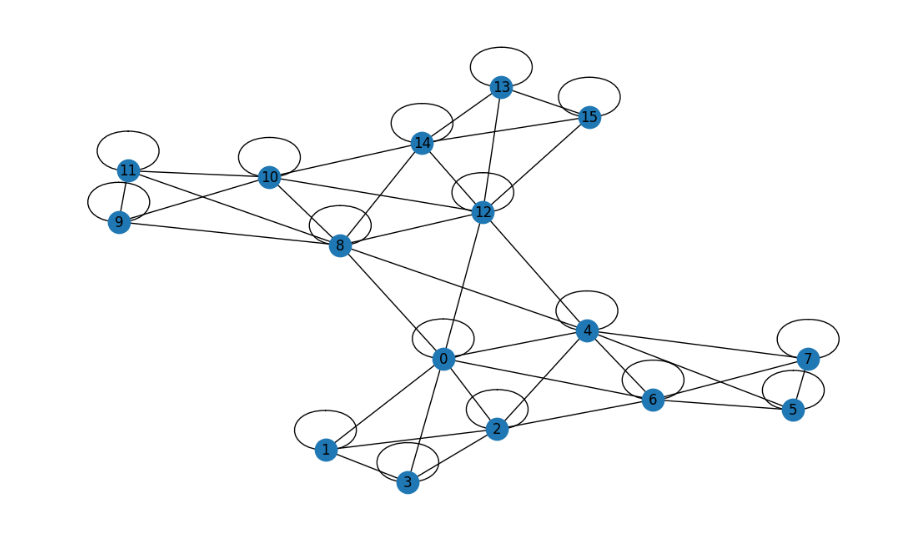
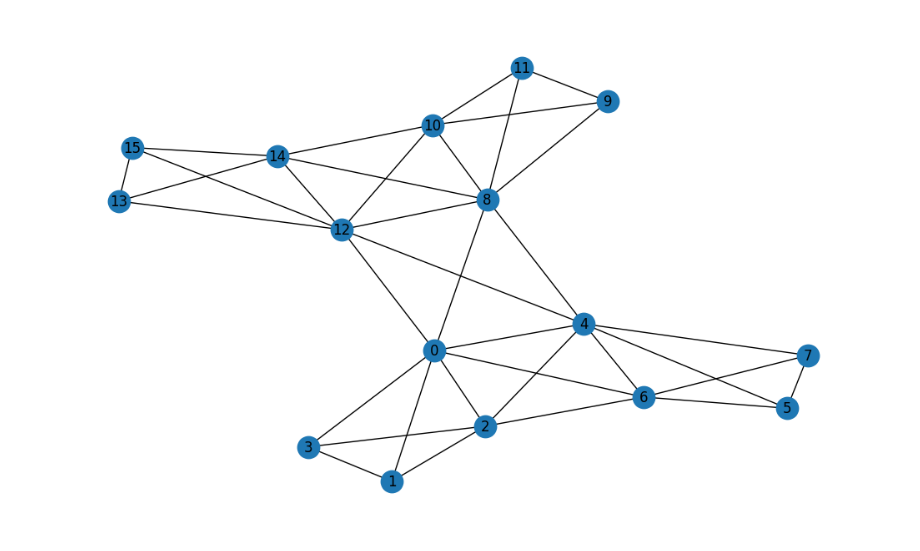
Before and after one commit to hkproj/python-longnet, a Jupyter notebook: longnet_visualizer.ipynb, the cells around one changed output. Cells and saved outputs as stored; diff of their text form; code cells hidden in the pictures.

```diff
--- a/longnet_visualizer.ipynb
+++ b/longnet_visualizer.ipynb
@@ -76,6 +106,6 @@ if N <= 32:
 # %%
 START_NODE = 0
-DISPLAY_ALL_PATHS = False
+DISPLAY_ALL_PATHS = N <= 16
 VERIFY_MAX_DISTANCE = True
 
 distances = {}
@@ -83,21 +113,22 @@ paths = {}
 
 # Perform a very ugly, unoptimized BFS
 visited = set([START_NODE])
-queue = [(START_NODE, 0, [])]
+queue = [(START_NODE, [])]
 while queue:
-    node, distance, path = queue.pop(0)
-    distances[node] = distance
+    node, path = queue.pop(0)
+    distances[node] = len(path)
     paths[node] = path
     for neighbor in adj_list[node]:
         if neighbor not in visited:
             visited.add((neighbor))
-            queue.append((neighbor, distance+1, path + [neighbor]))
+            queue.append((neighbor, path + [neighbor]))
 
 # Display the shortest path from the start node to every other node
 if DISPLAY_ALL_PATHS:
     for destination_node in range(0, N):
-        print(f"Distance from {START_NODE} to {destination_node}: {distances[destination_node]}")
-        print(f"Path: {paths[destination_node]}")
+        print(
+            f"Path from {START_NODE} to {destination_node}: {paths[destination_node]}"
+        )
 
 # Check that every node is reachable from the start node
 assert len(distances) == N, f"Expected {N} distances, but got {len(distances)}"
@@ -110,13 +157,14 @@ if VERIFY_MAX_DISTANCE:
 Max distance: 2. Log(N) = 2.772588722239781
 # %%
-import pandas as pd
 import networkx as nx
-from matplotlib import pyplot as plt
+
 plt.rcParams["figure.figsize"] = [10, 6]
 plt.rcParams["figure.autolayout"] = True
-df = pd.DataFrame({'from': ['A', 'B', 'C', 'A'], 'to': ['D', 'A', 'E', 'C']})
+# Remove all the self loops
+for node in adj_list:
+    adj_list[node].discard(node)
 G = nx.from_dict_of_lists(adj_list)
 nx.draw(G, with_labels=True, node_size=100, alpha=1, linewidths=10)
 plt.show()
 # %% [output]
-[figure, old version]
+[figure, new version]
```
Also changed, not shown: parts of 2 cells of this notebook.
